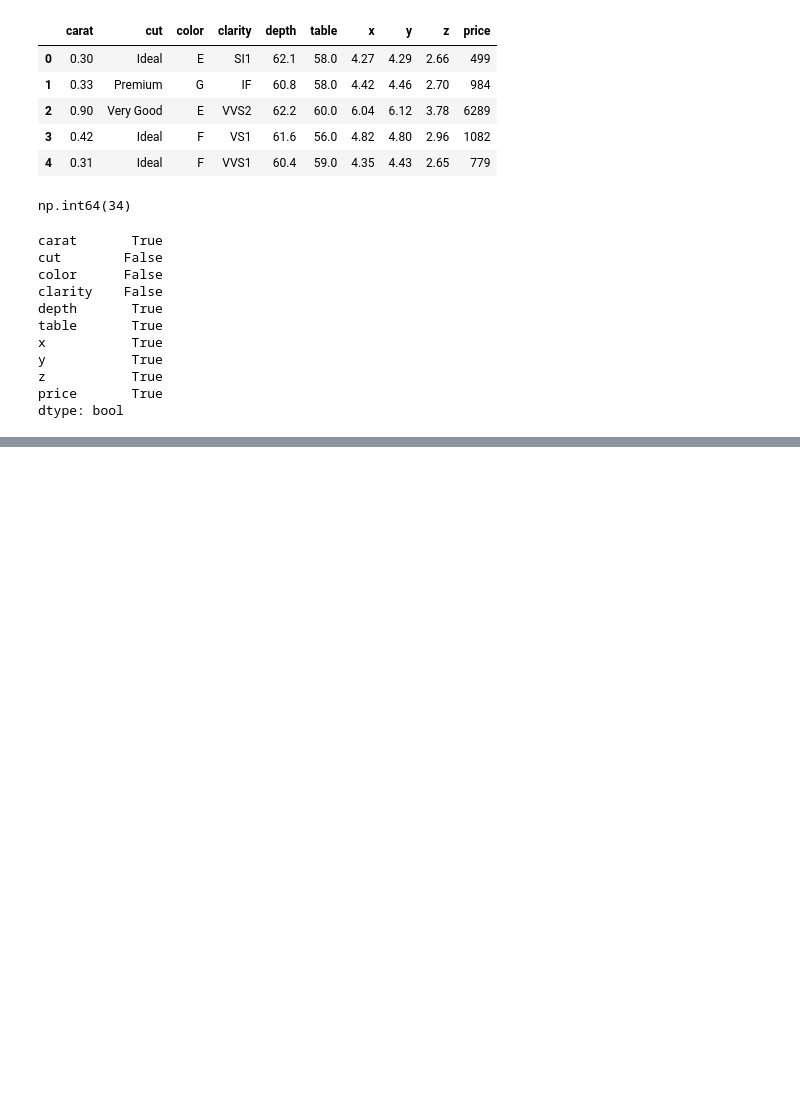
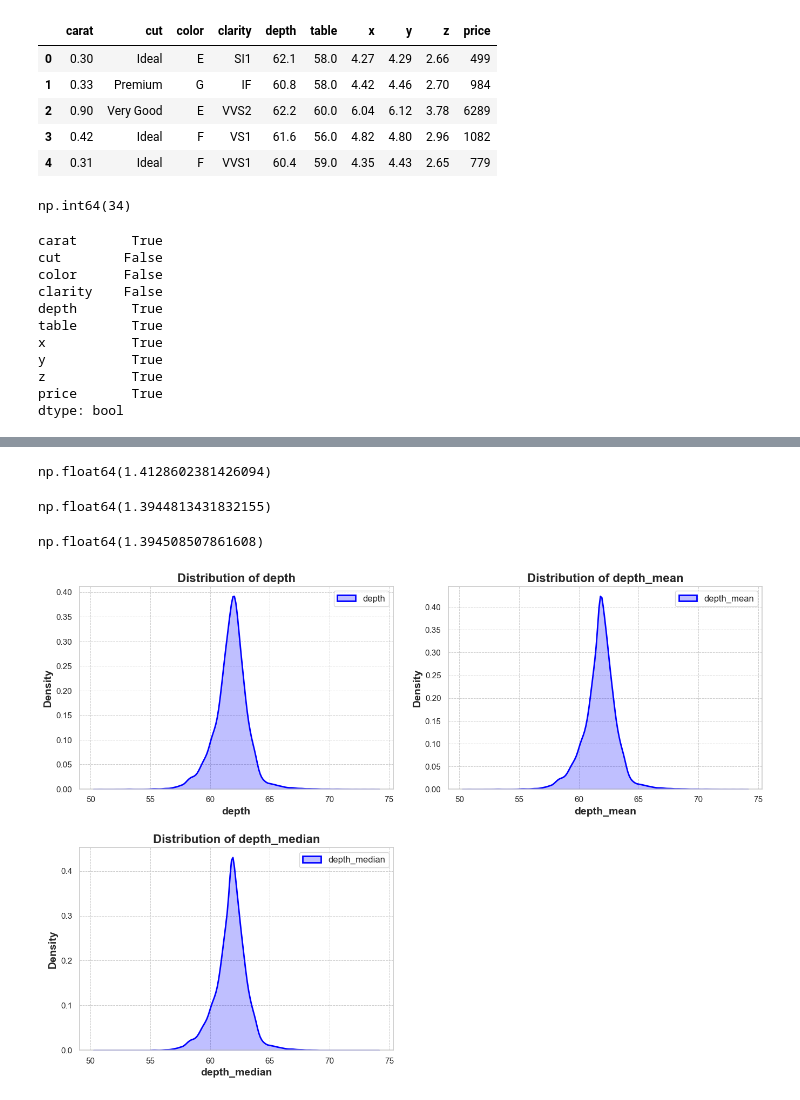
Before and after one commit to Ashokyaganti27/ML-Project, a Jupyter notebook: notebook/EDA.ipynb, the cells around one changed output, grey strips where cells are left out. Saved outputs shown, nothing was run; the diff lists cells and outputs as text; code cells hidden in the pictures; blank space fills up the shorter version.

```diff
--- a/notebook/EDA.ipynb
+++ b/notebook/EDA.ipynb
@@ -83,3 +83,5 @@ y           True
 z           True
 price       True
 dtype: bool
+# %%
+df=data.copy()
@@ -85,0 +132,31 @@ dtype: bool
+# %%
+df["depth"].std()
+# %% [output]
+np.float64(1.4128602381426094)
+# %%
+df["depth_mean"].std()
+# %% [output]
+np.float64(1.3944813431832155)
+# %%
+df["depth_median"].std()
+# %% [output]
+np.float64(1.394508507861608)
+# %%
+features=["depth","depth_mean","depth_median"]
+# %%
+import seaborn as sns
+import matplotlib.pyplot as plt
+sns.set(style="whitegrid", palette="pastel")
+plt.figure(figsize=(14, 10))
+for i in range(len(features)):
+    plt.subplot(2, 2, i + 1)
+    sns.kdeplot(df[features[i]], label=features[i], fill=True, color='blue', linewidth=2)
+    plt.title(f'Distribution of {features[i]}', fontsize=16, fontweight='bold')
+    plt.xlabel(features[i], fontsize=14, fontweight='bold')
+    plt.ylabel('Density', fontsize=14, fontweight='bold')
+    plt.grid(True, linestyle='--', linewidth=0.7)
+    plt.legend(loc='upper right', fontsize=12)
+plt.tight_layout(pad=2.0)
+plt.show()
+# %% [output]
+[figure, added]
```
Also changed, not shown: parts of 45 cells of this notebook, 1 other file.
